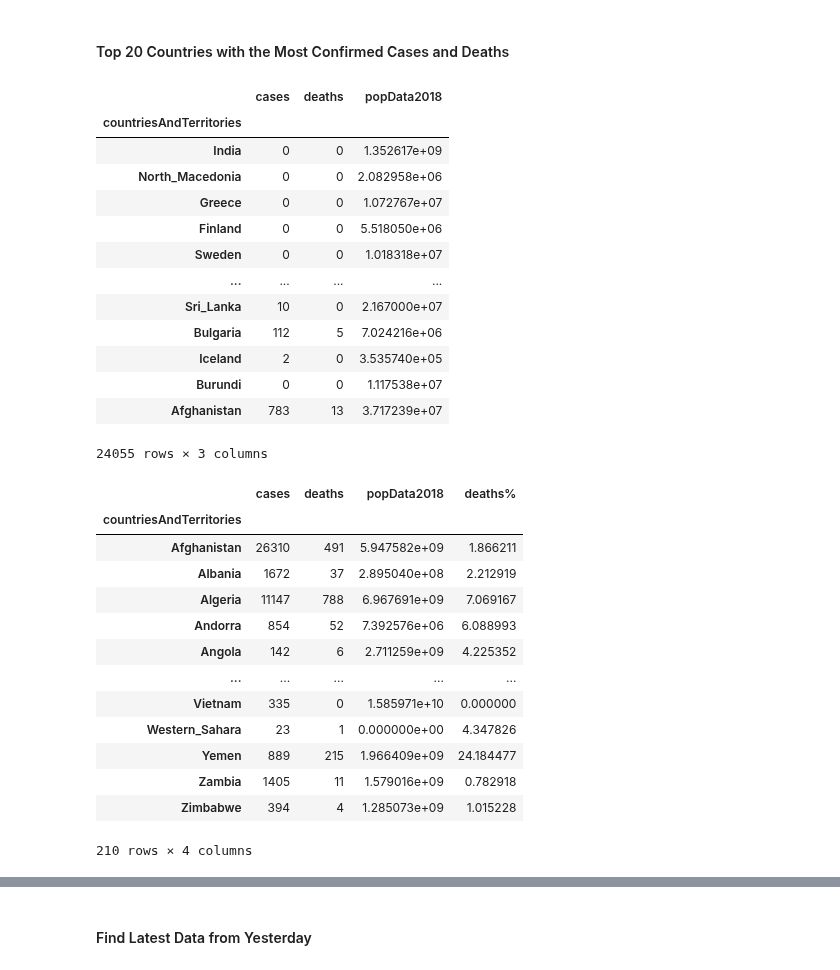
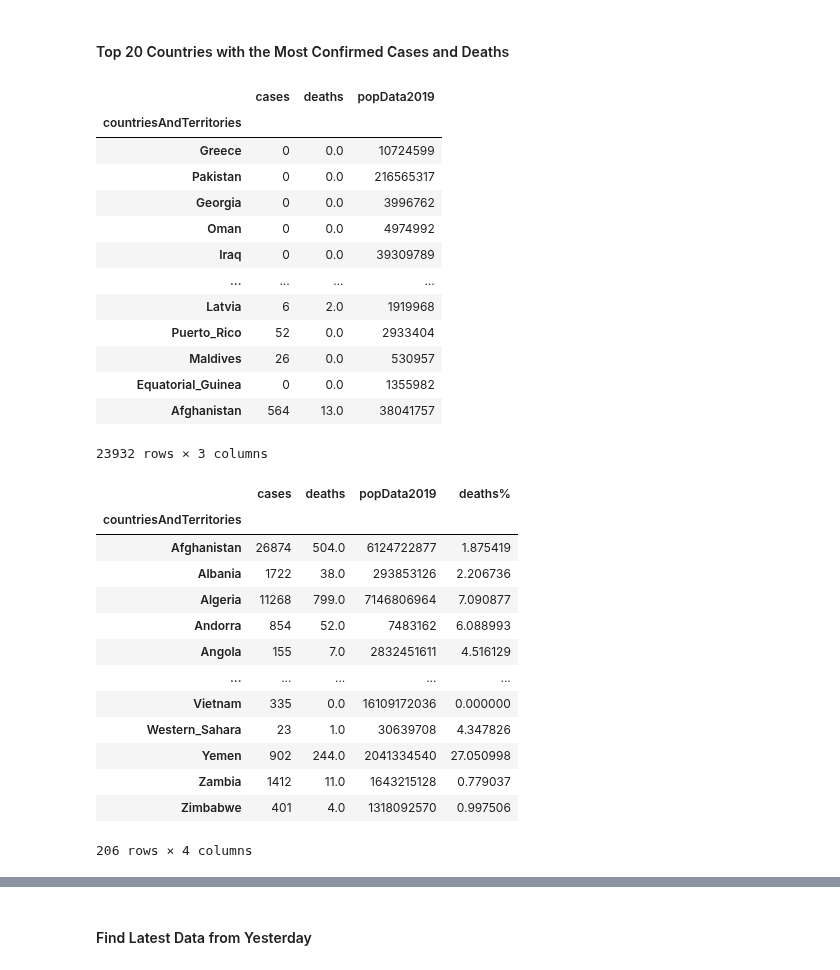
Before and after one commit to joshuagladwin/COVID-19, a Jupyter notebook: COVID-19.ipynb, the cells around one changed output, grey strips where cells are left out. Drawn from its saved outputs; the diff is of its cells as text; code cells hidden in the pictures.

```diff
--- a/COVID-19.ipynb
+++ b/COVID-19.ipynb
@@ -243,42 +243,42 @@ fig.write_image('Images/' + str(today) + ' Daily No. of New Confirmed Cases and
 #### Top 20 Countries with the Most Confirmed Cases and Deaths
 # %%
 df_countries = df.set_index('countriesAndTerritories')
-df_countries = df_countries[['cases','deaths', 'popData2018']]
+df_countries = df_countries[['cases','deaths', 'popData2019']]
 df_countries
 # %% [output]
-|  | cases | deaths | popData2018 |
+|  | cases | deaths | popData2019 |
 | countriesAndTerritories |  |  |  |
-| India | 0 | 0 | 1.352617e+09 |
-| North_Macedonia | 0 | 0 | 2.082958e+06 |
-| Greece | 0 | 0 | 1.072767e+07 |
-| Finland | 0 | 0 | 5.518050e+06 |
-| Sweden | 0 | 0 | 1.018318e+07 |
+| Greece | 0 | 0.0 | 10724599 |
+| Pakistan | 0 | 0.0 | 216565317 |
+| Georgia | 0 | 0.0 | 3996762 |
+| Oman | 0 | 0.0 | 4974992 |
+| Iraq | 0 | 0.0 | 39309789 |
 | ... | ... | ... | ... |
-| Sri_Lanka | 10 | 0 | 2.167000e+07 |
-| Bulgaria | 112 | 5 | 7.024216e+06 |
-| Iceland | 2 | 0 | 3.535740e+05 |
-| Burundi | 0 | 0 | 1.117538e+07 |
-| Afghanistan | 783 | 13 | 3.717239e+07 |
+| Latvia | 6 | 2.0 | 1919968 |
+| Puerto_Rico | 52 | 0.0 | 2933404 |
+| Maldives | 26 | 0.0 | 530957 |
+| Equatorial_Guinea | 0 | 0.0 | 1355982 |
+| Afghanistan | 564 | 13.0 | 38041757 |
-24055 rows × 3 columns
+23932 rows × 3 columns
 # %%
 df_countries = df_countries.groupby('countriesAndTerritories').sum()
 df_countries['deaths%'] = df_countries['deaths'] / df_countries['cases'] * 100
 df_countries
 # %% [output]
-|  | cases | deaths | popData2018 | deaths% |
+|  | cases | deaths | popData2019 | deaths% |
 | countriesAndTerritories |  |  |  |  |
-| Afghanistan | 26310 | 491 | 5.947582e+09 | 1.866211 |
-| Albania | 1672 | 37 | 2.895040e+08 | 2.212919 |
-| Algeria | 11147 | 788 | 6.967691e+09 | 7.069167 |
-| Andorra | 854 | 52 | 7.392576e+06 | 6.088993 |
-| Angola | 142 | 6 | 2.711259e+09 | 4.225352 |
+| Afghanistan | 26874 | 504.0 | 6124722877 | 1.875419 |
+| Albania | 1722 | 38.0 | 293853126 | 2.206736 |
+| Algeria | 11268 | 799.0 | 7146806964 | 7.090877 |
+| Andorra | 854 | 52.0 | 7483162 | 6.088993 |
+| Angola | 155 | 7.0 | 2832451611 | 4.516129 |
 | ... | ... | ... | ... | ... |
-| Vietnam | 335 | 0 | 1.585971e+10 | 0.000000 |
-| Western_Sahara | 23 | 1 | 0.000000e+00 | 4.347826 |
-| Yemen | 889 | 215 | 1.966409e+09 | 24.184477 |
-| Zambia | 1405 | 11 | 1.579016e+09 | 0.782918 |
-| Zimbabwe | 394 | 4 | 1.285073e+09 | 1.015228 |
+| Vietnam | 335 | 0.0 | 16109172036 | 0.000000 |
+| Western_Sahara | 23 | 1.0 | 30639708 | 4.347826 |
+| Yemen | 902 | 244.0 | 2041334540 | 27.050998 |
+| Zambia | 1412 | 11.0 | 1643215128 | 0.779037 |
+| Zimbabwe | 401 | 4.0 | 1318092570 | 0.997506 |
-210 rows × 4 columns
+206 rows × 4 columns
 # %%
 df_countries_cases = df_countries.sort_values(['cases'], ascending=True)
 df_countries_death = df_countries.sort_values(['deaths'], ascending=True)
```
Also changed, not shown: parts of 14 cells of this notebook, 45 other files.
